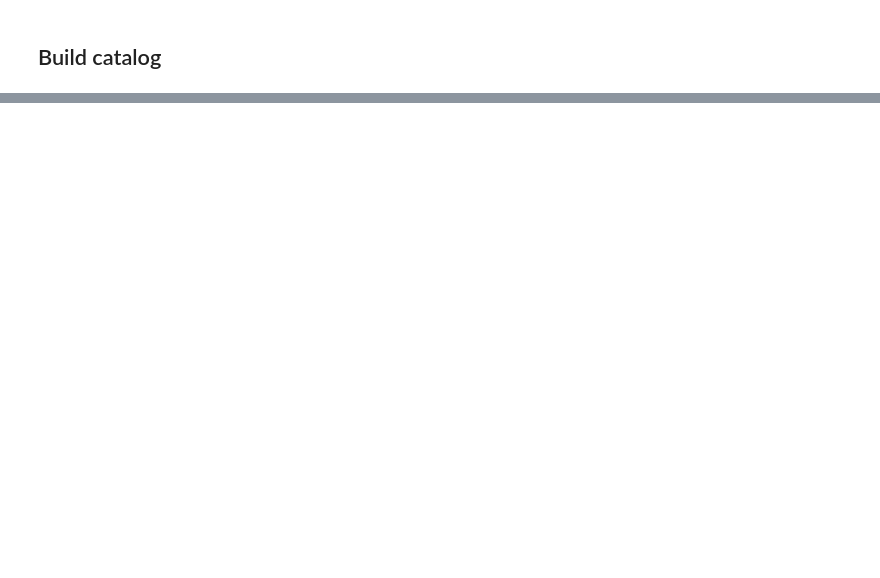
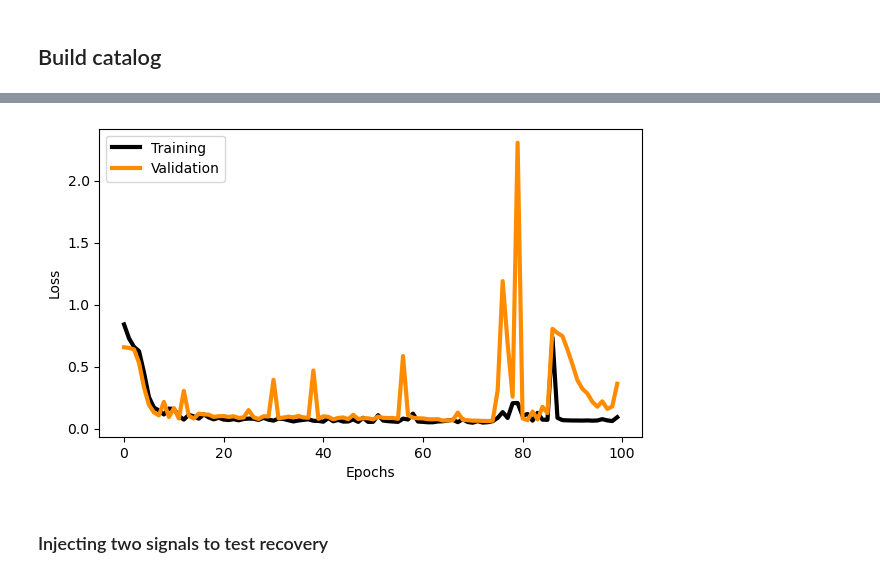
Before and after one commit to azibn/nets, a Jupyter notebook: notebooks/create-comets.ipynb, the cells around one changed output, grey strips where cells are left out. Cells and saved outputs as stored; diff of their text form; code cells hidden in the pictures; blank space fills up the shorter version.

```diff
--- a/notebooks/create-comets.ipynb
+++ b/notebooks/create-comets.ipynb
@@ -225,0 +345,11 @@ Neat.
+# %%
+plt.figure(figsize=(7,4))
+plt.plot(cnn.history_table['loss_s0042'], 'k', label='Training', lw=3)
+plt.plot(cnn.history_table['val_loss_s0042'], 'darkorange', label='Validation', lw=3)
+plt.xlabel('Epochs')
+plt.ylabel('Loss')
+plt.legend();
+# %% [output]
+[figure, added]
+# %% [markdown]
+### Injecting two signals to test recovery
```
Also changed, not shown: parts of 42 cells of this notebook.
